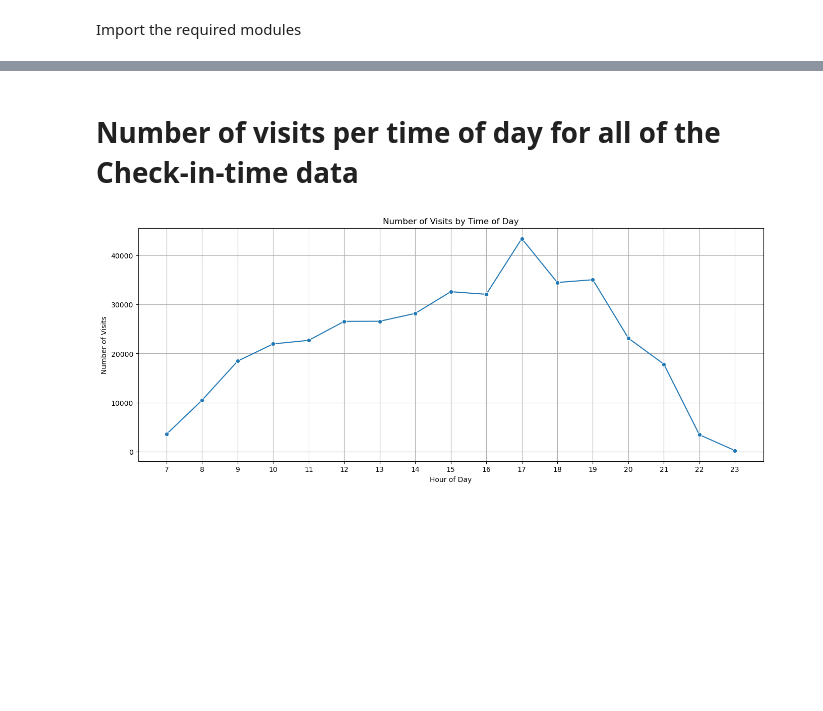
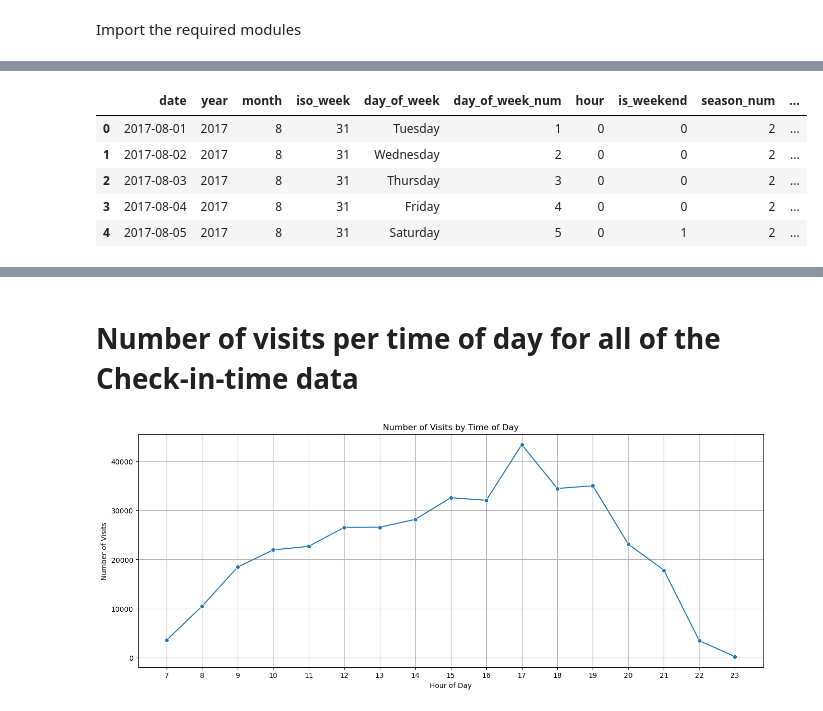
Before and after one commit to korho865/ACLO_project, a Jupyter notebook: ACLO_notebook.ipynb, the cells around one changed output, grey strips where cells are left out. Cells and saved outputs as stored; diff of their text form; code cells hidden in the pictures; blank space fills up the shorter version.

```diff
--- a/ACLO_notebook.ipynb
+++ b/ACLO_notebook.ipynb
@@ -32,0 +140,48 @@ from scipy import stats
+# %%
+start = pd.to_datetime(raw["date"].min())
+end   = pd.to_datetime(raw["date"].max())
+calendar = pd.DataFrame({"date": pd.date_range(start, end, freq="D")})
+
+calendar["year"]            = calendar["date"].dt.year
+calendar["month"]           = calendar["date"].dt.month
+calendar["iso_week"]        = calendar["date"].dt.isocalendar().week.astype(int)
+calendar["day_of_week"]     = calendar["date"].dt.day_name()
+calendar["day_of_week_num"] = calendar["date"].dt.weekday       # 0=Mon ... 6=Sun
+calendar["hour"]            = 0
+calendar["is_weekend"]      = (calendar["day_of_week_num"] >= 5).astype(int)
+
+# Seasons: 0=Winter,1=Spring,2=Summer,3=Fall
+season_num = ((calendar["month"] % 12) // 3)
+season_map = {0: "Winter", 1: "Spring", 2: "Summer", 3: "Fall"}
+calendar["season_num"] = season_num
+calendar["season"]     = calendar["season_num"].map(season_map)
+
+# Holidays (Netherlands)
+years = range(calendar["date"].dt.year.min(), calendar["date"].dt.year.max() + 1)
+hol = holidays.Netherlands(years=years) if COUNTRY_HOLIDAYS.upper() == "NL" else holidays.CountryHoliday(COUNTRY_HOLIDAYS, years=years)
+calendar["is_holiday"] = calendar["date"].isin(hol).astype(int)
+
+# Exam periods — fill if you have them
+exam_periods = [
+     ("2018-10-29", "2018-11-02"),
+     ("2019-01-21", "2019-03-29"),
+     ("2019-06-24", "2019-11-01"),
+     ("2020-01-20", "2020-03-27"),
+     ("2020-06-22", "2021-03-26"),
+     ("2021-06-21", "2022-03-25"),
+     ("2022-06-20", "2022-06-24"),
+
+]
+calendar["is_exam_period"] = 0
+for s, e in exam_periods:
+    mask = (calendar["date"] >= pd.to_datetime(s)) & (calendar["date"] <= pd.to_datetime(e))
+    calendar.loc[mask, "is_exam_period"] = 1
+
+calendar.head()
+# %% [output]
+|  | date | year | month | iso_week | day_of_week | day_of_week_num | hour | is_weekend | season_num | ... |
+| 0 | 2017-08-01 | 2017 | 8 | 31 | Tuesday | 1 | 0 | 0 | 2 | ... |
+| 1 | 2017-08-02 | 2017 | 8 | 31 | Wednesday | 2 | 0 | 0 | 2 | ... |
+| 2 | 2017-08-03 | 2017 | 8 | 31 | Thursday | 3 | 0 | 0 | 2 | ... |
+| 3 | 2017-08-04 | 2017 | 8 | 31 | Friday | 4 | 0 | 0 | 2 | ... |
+| 4 | 2017-08-05 | 2017 | 8 | 31 | Saturday | 5 | 0 | 1 | 2 | ... |
```
Also changed, not shown: parts of 18 cells of this notebook, 4 other files.
